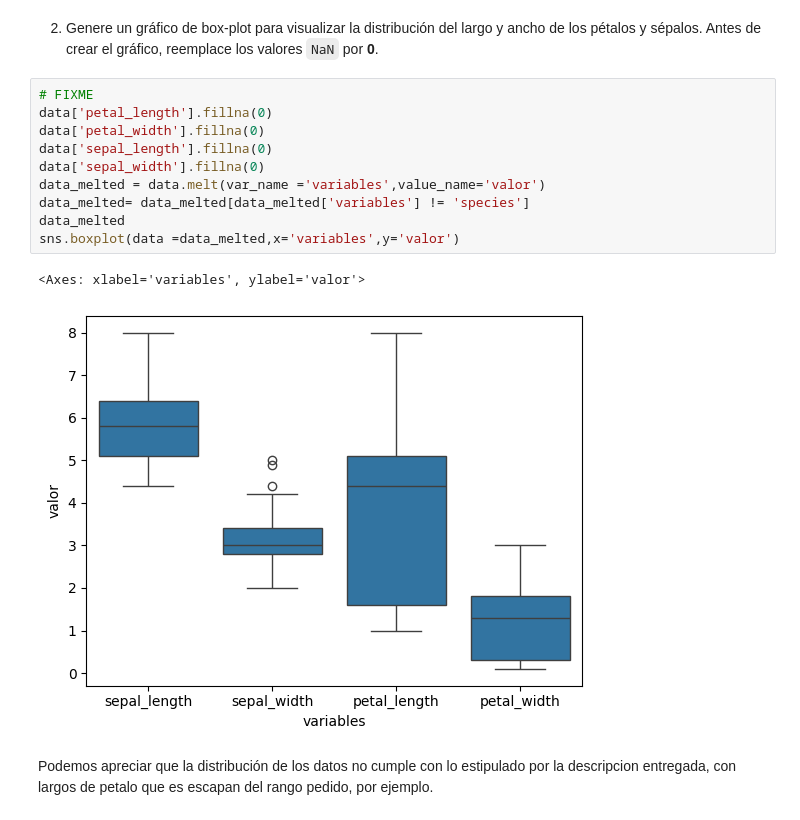
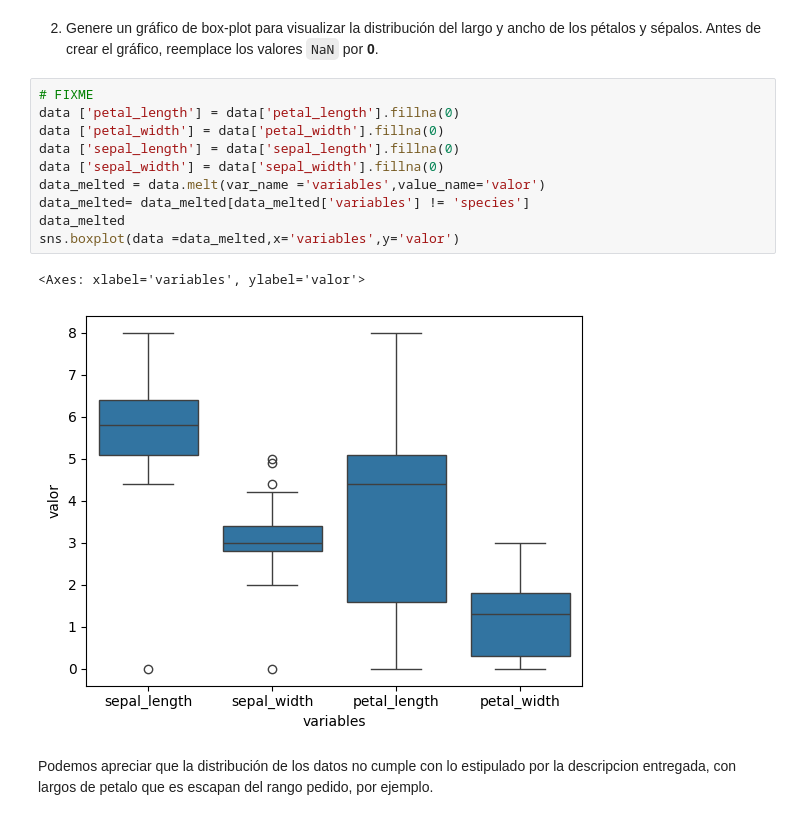
Before and after one commit to ElAlejoloco11/MAT281-Portfolio, a Jupyter notebook: docs/labs/lab_05.ipynb, the cells around one changed output. Saved outputs shown, nothing was run; the diff lists cells and outputs as text.

```diff
--- a/docs/labs/lab_05.ipynb
+++ b/docs/labs/lab_05.ipynb
@@ -111,17 +111,17 @@ Se encuentran irregularidades en la forma de nombres de especie escritos con may
 2. Genere un gráfico de box-plot para visualizar la distribución del largo y ancho de los pétalos y sépalos. Antes de crear el gráfico, reemplace los valores `NaN` por **0**.
 # %%
 # FIXME
-data['petal_length'].fillna(0)
-data['petal_width'].fillna(0)
-data['sepal_length'].fillna(0)
-data['sepal_width'].fillna(0)
+data ['petal_length'] = data['petal_length'].fillna(0)
+data ['petal_width'] = data['petal_width'].fillna(0)
+data ['sepal_length'] = data['sepal_length'].fillna(0)
+data ['sepal_width'] = data['sepal_width'].fillna(0)
 data_melted = data.melt(var_name ='variables',value_name='valor')
 data_melted= data_melted[data_melted['variables'] != 'species']
 data_melted
 sns.boxplot(data =data_melted,x='variables',y='valor')
 # %% [output]
 <Axes: xlabel='variables', ylabel='valor'>
-[figure, old version]
+[figure, new version]
 # %% [markdown]
 Podemos apreciar que la distribución de los datos no cumple con lo estipulado por la descripcion entregada, con largos de  petalo que es  escapan del rango pedido, por ejemplo.
 # %% [markdown]
```
Also changed, not shown: parts of 2 cells of this notebook.
